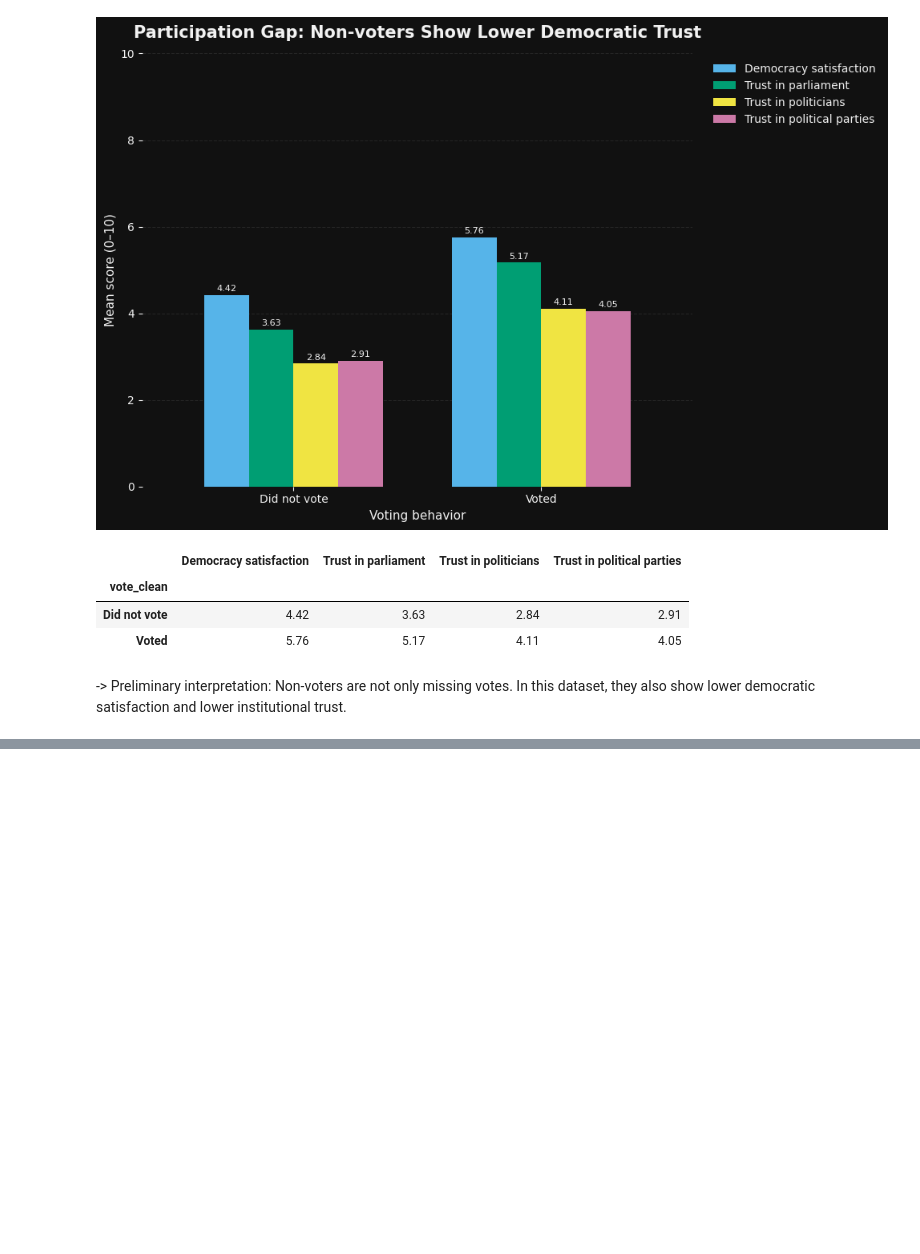
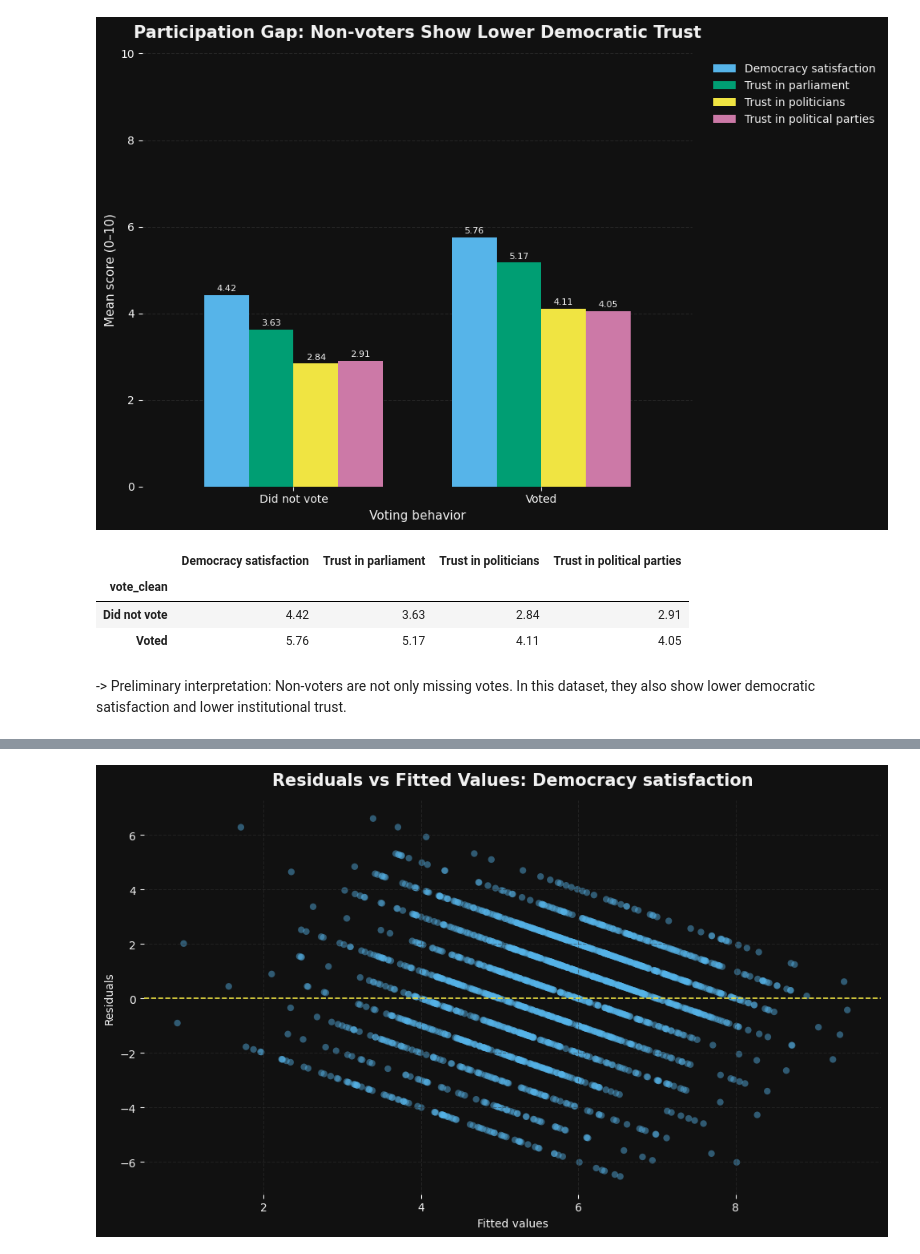
Before and after one commit to kainaegle/democratic-connection-ess11-germany, a Jupyter notebook: notebooks/01_ess11_germany_eda.ipynb, the cells around one changed output, grey strips where cells are left out. Drawn from its saved outputs; the diff is of its cells as text; code cells hidden in the pictures; blank space fills up the shorter version.

```diff
--- a/notebooks/01_ess11_germany_eda.ipynb
+++ b/notebooks/01_ess11_germany_eda.ipynb
@@ -1583,0 +3260,18 @@ vote_plot
+# %%
+# 60.4 Regression Model 2: Trust in political parties
+
+model_party_trust = smf.ols(
+    formula="""
+    trstprt ~ political_efficacy_index_z
+            + social_trust_index_z
+            + hincfel_z
+            + lrscale_z
+            + eduyrs_z
+            + agea_z
+            + C(gndr)
+            + vote_binary
+    """,
+    data=df_reg
+).fit(cov_type="HC3")
+
+print(model_party_trust.summary())
@@ -1583,0 +3838,74 @@ vote_plot
+# %%
+# 63.3 Visualize residuals versus fitted values
+
+import matplotlib.pyplot as plt
+
+dark_bg = "#111111"
+text_col = "#F2F2F2"
+grid_col = "#333333"
+
+models_for_diagnostics = [
+    {
+        "model_name": "Democracy satisfaction",
+        "model_object": model_stfdem,
+        "filename": "07_residuals_democracy_satisfaction_dark.png"
+    },
+    {
+        "model_name": "Trust in political parties",
+        "model_object": model_party_trust,
+        "filename": "08_residuals_party_trust_dark.png"
+    }
+]
+
+for item in models_for_diagnostics:
+    model_name = item["model_name"]
+    model_object = item["model_object"]
+    filename = item["filename"]
+
+    fitted_values = model_object.fittedvalues
+    residuals = model_object.resid
+
+    fig, ax = plt.subplots(figsize=(10, 6))
+    fig.patch.set_facecolor(dark_bg)
+    ax.set_facecolor(dark_bg)
+
+    ax.scatter(
+        fitted_values,
+        residuals,
+        alpha=0.45,
+        color="#56B4E9",
+        edgecolors="none"
+    )
+
+    ax.axhline(0, color="#F0E442", linestyle="--", linewidth=1.2)
+
+    ax.set_title(
+        f"Residuals vs Fitted Values: {model_name}",
+        color=text_col,
+        fontsize=15,
+        weight="bold",
+        pad=14
+    )
+
+    ax.set_xlabel("Fitted values", color=text_col)
+    ax.set_ylabel("Residuals", color=text_col)
+
+    ax.xaxis.grid(True, color=grid_col, linestyle="--", alpha=0.5)
+    ax.yaxis.grid(True, color=grid_col, linestyle="--", alpha=0.5)
+
+    ax.tick_params(axis="x", colors=text_col)
+    ax.tick_params(axis="y", colors=text_col)
+
+    for spine in ax.spines.values():
+        spine.set_visible(False)
+
+    plt.tight_layout()
+    plt.savefig(
+        viz_path / filename,
+        dpi=300,
+        bbox_inches="tight",
+        facecolor=fig.get_facecolor()
+    )
+    plt.show()
+# %% [output]
+[figure, added]
```
Also changed, not shown: parts of 180 cells of this notebook, 43 other files.
